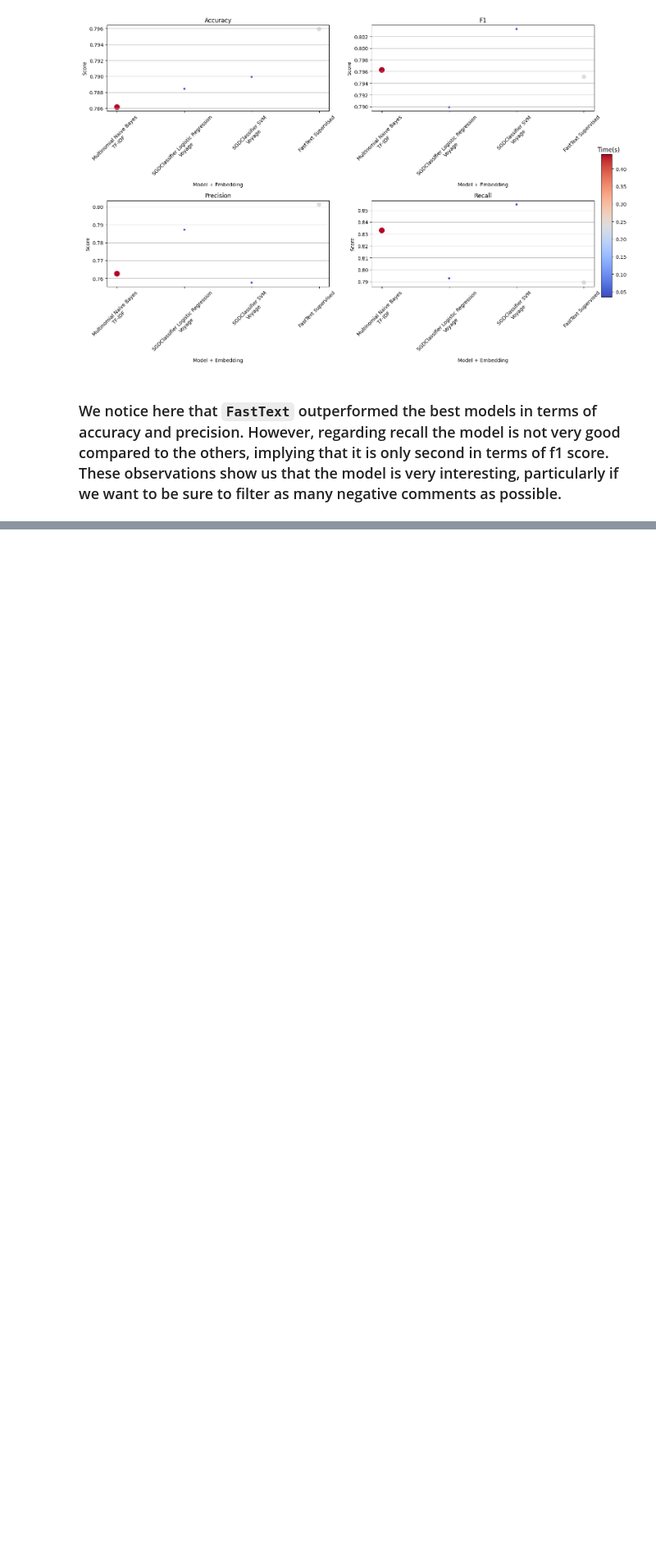
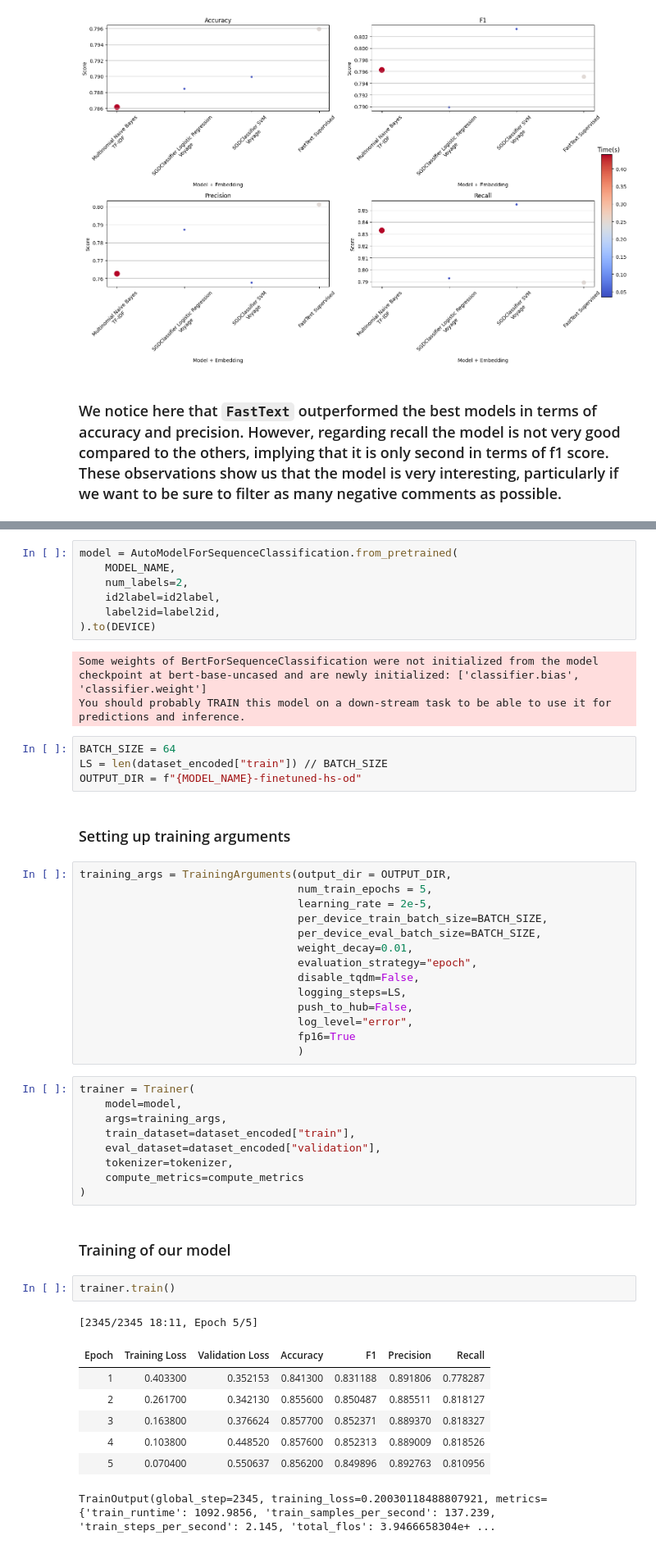
Before and after one commit to ilanaliouchouche/hate-speechs, a Jupyter notebook: hatespeech.ipynb, the cells around one changed output, grey strips where cells are left out. Shown at 82% size. Cells and saved outputs as stored; diff of their text form; blank space fills up the shorter version.

Commit message:
bert added

```diff
--- a/hatespeech.ipynb
+++ b/hatespeech.ipynb
@@ -1193,0 +1336,52 @@ plot_scores(model_scores_relevant, 'images/relevant_models_scores.png')
+# %%
+model = AutoModelForSequenceClassification.from_pretrained(
+    MODEL_NAME,
+    num_labels=2,
+    id2label=id2label,
+    label2id=label2id,
+).to(DEVICE)
+# %% [output]
+Some weights of BertForSequenceClassification were not initialized from the model checkpoint at bert-base-uncased and are newly initialized: ['classifier.bias', 'classifier.weight']
+You should probably TRAIN this model on a down-stream task to be able to use it for predictions and inference.
+# %%
+BATCH_SIZE = 64
+LS = len(dataset_encoded["train"]) // BATCH_SIZE
+OUTPUT_DIR = f"{MODEL_NAME}-finetuned-hs-od"
+# %% [markdown]
+### Setting up training arguments
+# %%
+training_args = TrainingArguments(output_dir = OUTPUT_DIR,
+                                  num_train_epochs = 5,
+                                  learning_rate = 2e-5,
+                                  per_device_train_batch_size=BATCH_SIZE,
+                                  per_device_eval_batch_size=BATCH_SIZE,
+                                  weight_decay=0.01,
+                                  evaluation_strategy="epoch",
+                                  disable_tqdm=False,
+                                  logging_steps=LS,
+                                  push_to_hub=False,
+                                  log_level="error",
+                                  fp16=True
+                                  )
+# %%
+trainer = Trainer(
+    model=model,
+    args=training_args,
+    train_dataset=dataset_encoded["train"],
+    eval_dataset=dataset_encoded["validation"],
+    tokenizer=tokenizer,
+    compute_metrics=compute_metrics
+)
+# %% [markdown]
+### Training of our model
+# %%
+trainer.train()
+# %% [output]
+[2345/2345 18:11, Epoch 5/5]
+| Epoch | Training Loss | Validation Loss | Accuracy | F1 | Precision | Recall |
+| 1 | 0.403300 | 0.352153 | 0.841300 | 0.831188 | 0.891806 | 0.778287 |
+| 2 | 0.261700 | 0.342130 | 0.855600 | 0.850487 | 0.885511 | 0.818127 |
+| 3 | 0.163800 | 0.376624 | 0.857700 | 0.852371 | 0.889370 | 0.818327 |
+| 4 | 0.103800 | 0.448520 | 0.857600 | 0.852313 | 0.889009 | 0.818526 |
+| 5 | 0.070400 | 0.550637 | 0.856200 | 0.849896 | 0.892763 | 0.810956 |
+TrainOutput(global_step=2345, training_loss=0.20030118488807921, metrics={'train_runtime': 1092.9856, 'train_samples_per_second': 137.239, 'train_steps_per_second': 2.145, 'total_flos': 3.9466658304e+ ...
```
Also changed, not shown: parts of 22 cells of this notebook.
